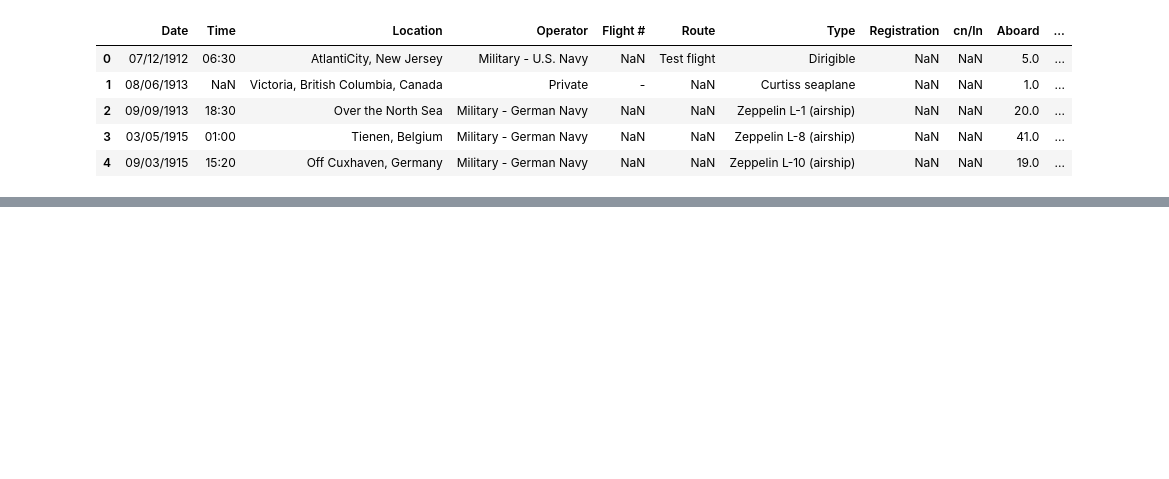
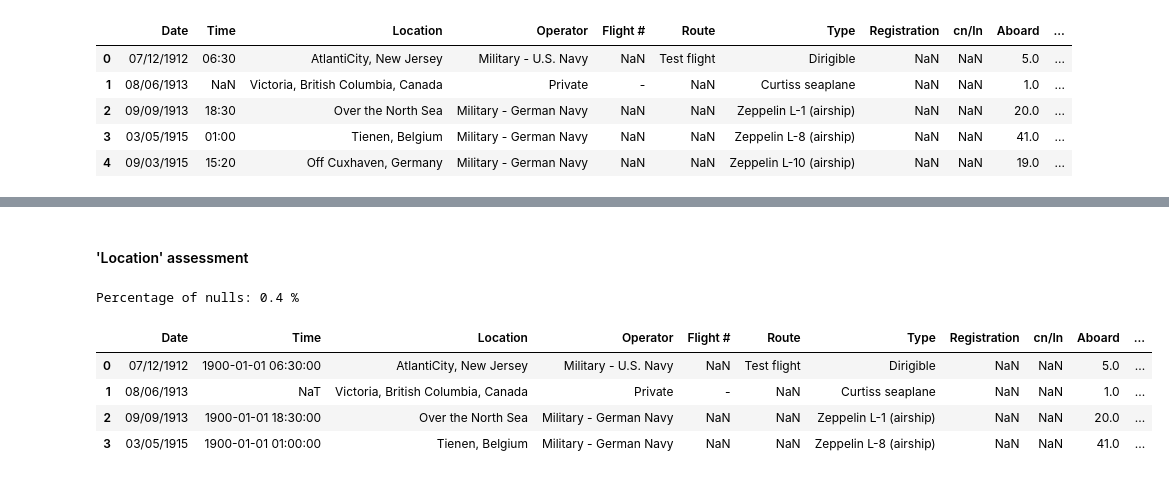
Before and after one commit to tomwillhughes/ML_project, a Jupyter notebook: Notebooks/Airplane_Crash_Prediction.ipynb, the cells around one changed output, grey strips where cells are left out. Cells and saved outputs as stored; diff of their text form; code cells hidden in the pictures; blank space fills up the shorter version.

Commit message:
Cleaned date, time and location for aviation dataset

```diff
--- a/Notebooks/Airplane_Crash_Prediction.ipynb
+++ b/Notebooks/Airplane_Crash_Prediction.ipynb
@@ -22,0 +77,16 @@ df.head()
+# %%
+# date assessment
+# from .head() we can see that format is MM/DD/YYYY
+
+print("Datatype BEFORE transformation:", df["Date"].dtype)
+print("Number of null dates BEFORE transformation:", df["Date"].isna().sum())
+
+# transform object -> datetime64
+df["Date"] = pd.to_datetime(
+    df["Date"],
+    errors="coerce"
+)
+
+print("----------------------------------------------")
+print("Datatype AFTER transformation:", df["Date"].dtype)
+print("Number of null dates AFTER object -> datetime64:", df["Date"].isna().sum())
@@ -22,0 +194,12 @@ df.head()
+# %%
+# apply corrections
+df["Time"] = df["Time"].replace(time_corrections)
+# %%
+# convert datatype from 'object' to 'datetime'
+print("Data type BEFORE transformation:", df["Time"].dtype)
+df["Time"] = pd.to_datetime(
+    df["Time"],
+    format="%H:%M",
+    errors="coerce"
+)
+print("Data type AFTER transformation:", df["Time"].dtype)
@@ -22,0 +209,12 @@ df.head()
+# %%
+# create new categorical column
+
+# create placeholder
+df["Time_Period"] = "Unknown"
+
+# create new column Time_Period which buckets:
+# 00:00 -> 05:59 = Night, 06:00 -> 11:59 = Morning, 12:00 -> 17:59 = Afternoon, 18:00 -> 23:59 = Evening, Missing values = Unknown
+df.loc[df["Time"].dt.hour.between(0, 5), "Time_Period"] = "Night"
+df.loc[df["Time"].dt.hour.between(6, 11), "Time_Period"] = "Morning"
+df.loc[df["Time"].dt.hour.between(12, 17), "Time_Period"] = "Afternoon"
+df.loc[df["Time"].dt.hour.between(18, 23), "Time_Period"] = "Evening"
@@ -22,0 +232,15 @@ df.head()
+# %% [markdown]
+#### 'Location' assessment
+# %%
+null_percent = ((df["Location"].isna().sum()/df.shape[0])*100).round(1)
+print("Percentage of nulls:", null_percent, "%")
+# %% [output]
+Percentage of nulls: 0.4 %
+# %%
+df.head(4)
+# %% [output]
+|  | Date | Time | Location | Operator | Flight # | Route | Type | Registration | cn/In | Aboard | ... |
+| 0 | 07/12/1912 | 1900-01-01 06:30:00 | AtlantiCity, New Jersey | Military - U.S. Navy | NaN | Test flight | Dirigible | NaN | NaN | 5.0 | ... |
+| 1 | 08/06/1913 | NaT | Victoria, British Columbia, Canada | Private | - | NaN | Curtiss seaplane | NaN | NaN | 1.0 | ... |
+| 2 | 09/09/1913 | 1900-01-01 18:30:00 | Over the North Sea | Military - German Navy | NaN | NaN | Zeppelin L-1 (airship) | NaN | NaN | 20.0 | ... |
+| 3 | 03/05/1915 | 1900-01-01 01:00:00 | Tienen, Belgium | Military - German Navy | NaN | NaN | Zeppelin L-8 (airship) | NaN | NaN | 41.0 | ... |
```
Also changed, not shown: parts of 32 cells of this notebook.
